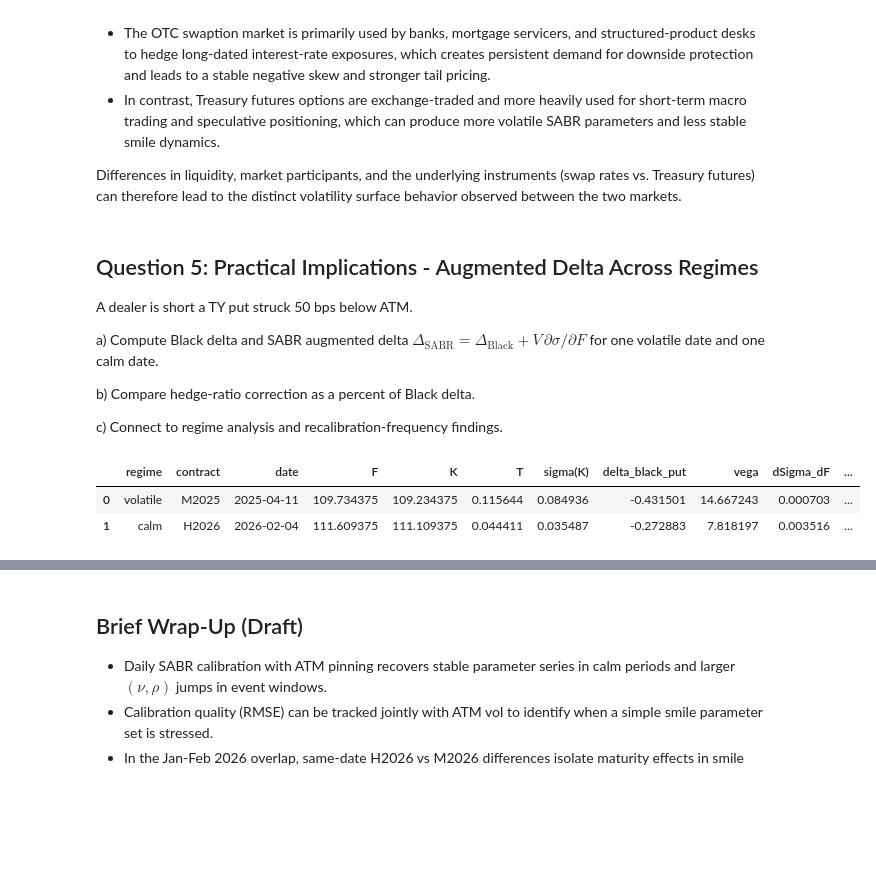
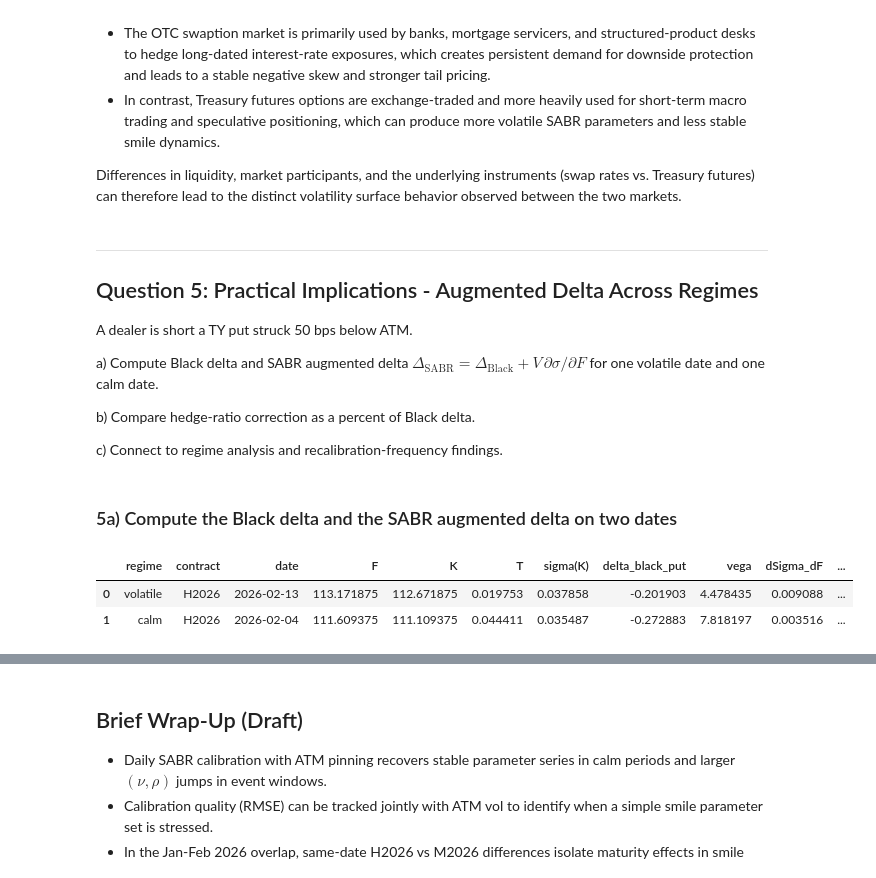
Before and after one commit to se101/Fixed-Income-Derivatives-, a Jupyter notebook: Project.ipynb, the cells around one changed output, grey strips where cells are left out. Drawn from its saved outputs; the diff is of its cells as text; code cells hidden in the pictures; blank space fills up the shorter version.

```diff
--- a/Project.ipynb
+++ b/Project.ipynb
@@ -2289,7 +2289,7 @@ Several factors can explain the differences between the two markets.
 
 Differences in liquidity, market participants, and the underlying instruments (swap rates vs. Treasury futures) can therefore lead to the distinct volatility surface behavior observed between the two markets.
 # %% [markdown]
-
+___
 ## Question 5: Practical Implications - Augmented Delta Across Regimes
 
 A dealer is short a TY put struck 50 bps below ATM.
@@ -2301,12 +2301,71 @@ for one volatile date and one calm date.
 b) Compare hedge-ratio correction as a percent of Black delta.
 
 c) Connect to regime analysis and recalibration-frequency findings.
+# %% [markdown]
+### 5a) Compute the Black delta and the SABR augmented delta on two dates
 # %%
+# Q5(a): Black delta vs SABR augmented delta on volatile vs calm dates
+# Ensure sabr_ts exists (compute if needed)
+if 'sabr_ts' not in globals() or sabr_ts is None:
+    if 'calibrate_contract_daily' not in globals():
+        def calibrate_contract_daily(df_contract, contract_name, beta=0.5, step=1):
+            rows = []
+            prev_init = None
+            for i in range(0, len(df_contract), step):
+                row = df_contract.iloc[i]
+                smile = build_ty_smile_from_row(row)
+                res = calibrate_sabr_atm_pinned(
+                    F=float(row['Future Price']),
+                    T=float(row['Expiration Option']),
+                    K=smile['K'].values if 'K' in smile.columns else smile['strike'].values,
+                    sigma_mkt=smile['iv'].values if 'iv' in smile.columns else smile['vol'].values,
+                    beta=beta,
+                    init=prev_init,
+                )
+                if np.isfinite(res.get('rho', np.nan)) and np.isfinite(res.get('nu', np.nan)):
+                    prev_init = [res['rho'], res['nu']]
+                rows.append({
+                    'contract': contract_name,
+                    'date': pd.Timestamp(row['date']),
+                    'F': float(row['Future Price']),
+                    'T': float(row['Expiration Option']),
+                    'atm_vol': float((row.get('P50dvol', np.nan) + row.get('C50dvol', np.nan)) / 2),
+                    'alpha': res['alpha'],
+                    'rho': res['rho'],
+                    'nu': res['nu'],
+                    'rmse': res['rmse'],
+                    'n_points': res['n'],
+                })
+            return pd.DataFrame(rows).sort_values('date').reset_index(drop=True)
 
-# Q5: augmented delta on volatile vs calm dates
-# Volatile/calm proxies by ATM vol across TY calibrations.
+    calib_M2025 = calibrate_contract_daily(ty_contracts['M2025'], 'M2025')
+    calib_H2026 = calibrate_contract_daily(ty_contracts['H2026'], 'H2026')
+    calib_M2026 = calibrate_contract_daily(ty_contracts['M2026'], 'M2026')
+    sabr_ts = pd.concat([calib_M2025, calib_H2026, calib_M2026]).sort_values(['contract','date']).reset_index(drop=True)
+
 valid = sabr_ts.dropna(subset=['atm_vol', 'alpha', 'rho', 'nu']).copy()
-vol_row = valid.sort_values('atm_vol').iloc[-1]
+
+# Volatile date: use Q3-style jump_score (z-scored d_alpha/d_nu/d_rho)
+chg = valid.copy().sort_values(['contract', 'date'])
+chg['d_alpha'] = chg.groupby('contract')['alpha'].diff()
+chg['d_nu'] = chg.groupby('contract')['nu'].diff()
+chg['d_rho'] = chg.groupby('contract')['rho'].diff()
+
+std_alpha = chg.groupby('contract')['d_alpha'].transform('std').replace(0, np.nan)
+std_nu = chg.groupby('contract')['d_nu'].transform('std').replace(0, np.nan)
+std_rho = chg.groupby('contract')['d_rho'].transform('std').replace(0, np.nan)
+
+chg['z_alpha'] = chg['d_alpha'] / std_alpha
+chg['z_nu'] = chg['d_nu'] / std_nu
+chg['z_rho'] = chg['d_rho'] / std_rho
+chg['jump_score'] = chg[['z_alpha','z_nu','z_rho']].abs().sum(axis=1)
+
+vol_ref = chg.sort_values('jump_score', ascending=False).iloc[0]
+vol_row = valid[(valid['contract'] == vol_ref['contract']) & (valid['date'] == vol_ref['date'])]
+if isinstance(vol_row, pd.DataFrame):
+    vol_row = vol_row.iloc[0]
+
+# calm row = lowest ATM vol overall
 calm_row = valid.sort_values('atm_vol').iloc[0]
 
 scenarios = [
@@ -2329,39 +2388,39 @@ for label, r in scenarios:
     rho = float(r['rho'])
     nu = float(r['nu'])
 
-    # Assumption: "50 bps below ATM" in TY futures price terms -> K = F - 0.50.
+    # Assumption: 50 bps below ATM in futures price terms
     K = F - 0.50
 
     sigma_K = float(sabr_vol(F, K, T, alpha, 0.5, rho, nu))
     delta_black = black_delta_futures(F, K, sigma_K, T, cp='P')
     vega = black_vega_futures(F, K, sigma_K, T)
 
     eps = 0.01
     sigma_up = float(sabr_vol(F + eps, K, T, alpha, 0.5, rho, nu))
     sigma_dn = float(sabr_vol(F - eps, K, T, alpha, 0.5, rho, nu))
     dsdF = (sigma_up - sigma_dn) / (2 * eps)
 
     delta_aug = delta_black + vega * dsdF
     corr_pct = 100.0 * (delta_aug - delta_black) / (abs(delta_black) + 1e-12)
 
     rows.append({
         'regime': label,
         'contract': c,
         'date': d.date(),
         'F': F,
         'K': K,
         'T': T,
         'sigma(K)': sigma_K,
         'delta_black_put': delta_black,
         'vega': vega,
         'dSigma_dF': dsdF,
         'delta_augmented': delta_aug,
         'correction_pct_of_|delta_black|': corr_pct,
     })
 
 q5_table = pd.DataFrame(rows)
 q5_table
 # %% [output]
 |  | regime | contract | date | F | K | T | sigma(K) | delta_black_put | vega | dSigma_dF | ... |
-| 0 | volatile | M2025 | 2025-04-11 | 109.734375 | 109.234375 | 0.115644 | 0.084936 | -0.431501 | 14.667243 | 0.000703 | ... |
+| 0 | volatile | H2026 | 2026-02-13 | 113.171875 | 112.671875 | 0.019753 | 0.037858 | -0.201903 | 4.478435 | 0.009088 | ... |
 | 1 | calm | H2026 | 2026-02-04 | 111.609375 | 111.109375 | 0.044411 | 0.035487 | -0.272883 | 7.818197 | 0.003516 | ... |
```
Also changed, not shown: parts of 6 cells of this notebook.
